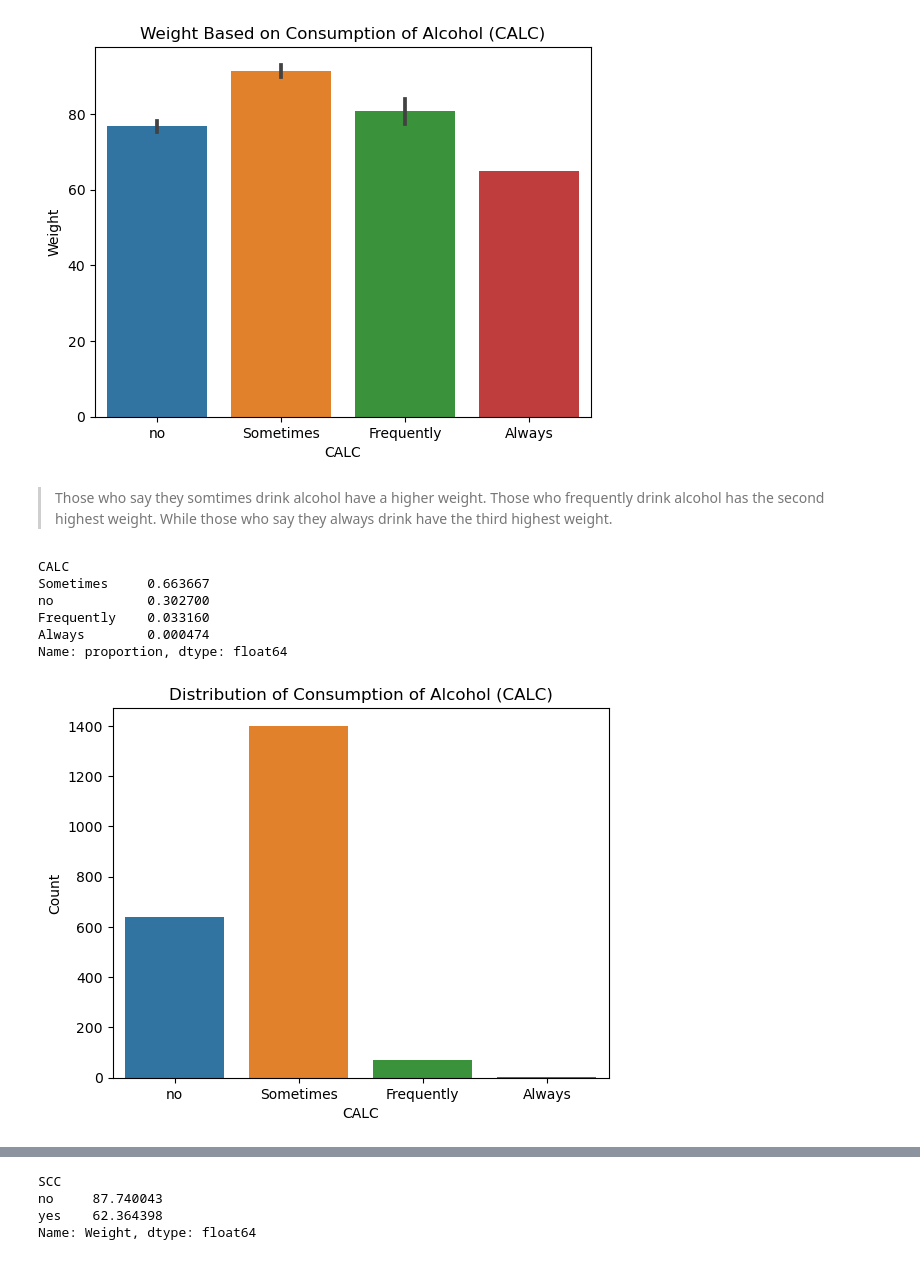
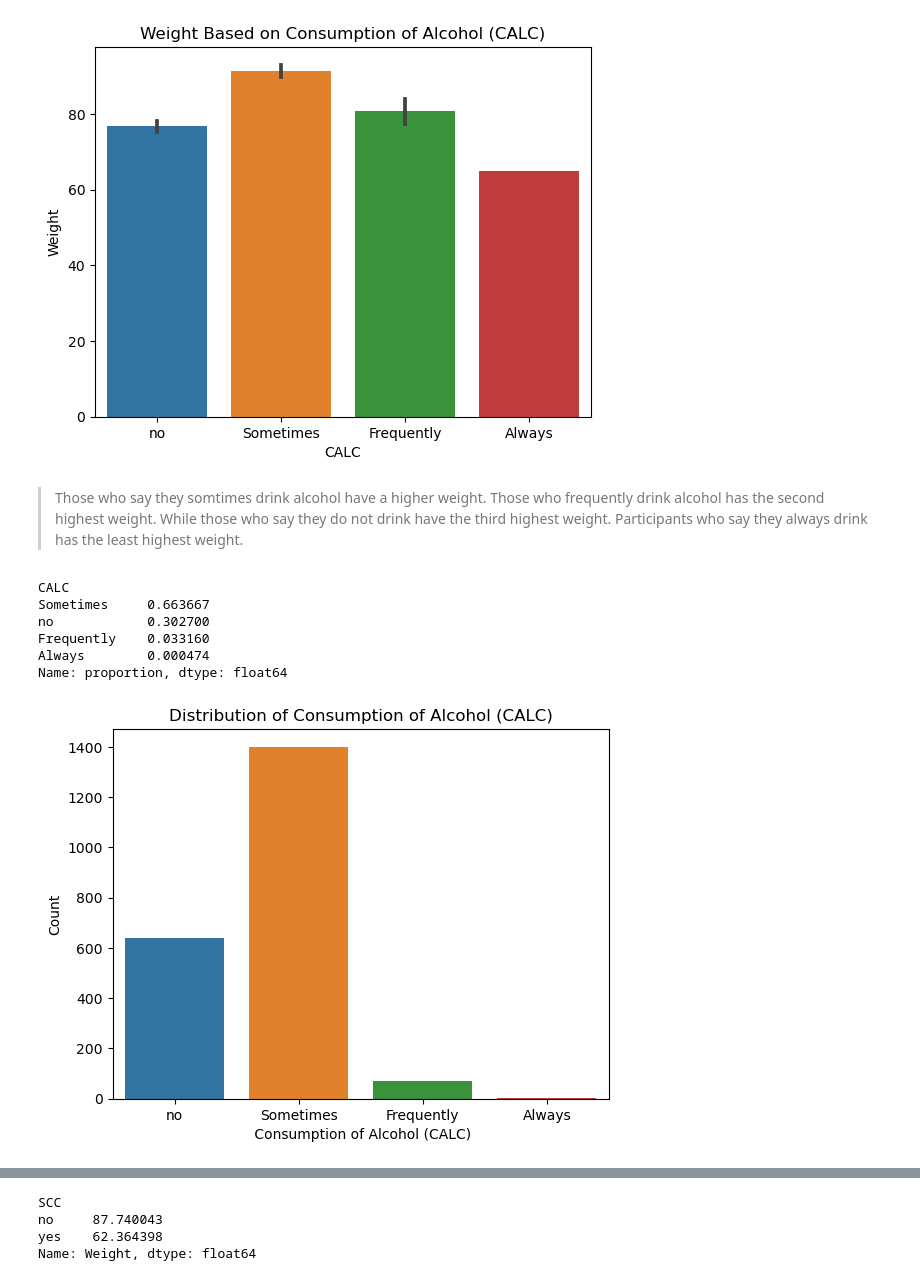
Before and after one commit to alishanstyles/Capstone, a Jupyter notebook: starter-code.ipynb, the cells around one changed output, grey strips where cells are left out. Saved outputs shown, nothing was run; the diff lists cells and outputs as text; code cells hidden in the pictures.

```diff
--- a/starter-code.ipynb
+++ b/starter-code.ipynb
@@ -485,7 +485,7 @@ plt.savefig('barplot4');
 # %% [output]
 [figure]
 # %% [markdown]
-> Those who say they somtimes drink alcohol have a higher weight. Those who frequently drink alcohol has the second highest weight. While those who say they always drink have the third highest weight.
+> Those who say they somtimes drink alcohol have a higher weight. Those who frequently drink alcohol has the second highest weight. While those who say they do not drink have the third highest weight. Participants who say they always drink has the least highest weight.
 # %%
 df['CALC'].value_counts(normalize = True)
 # %% [output]
@@ -498,10 +498,10 @@ Name: proportion, dtype: float64
 # %%
 sns.countplot(data = df,
             x = 'CALC')
 plt.title('Distribution of Consumption of Alcohol (CALC)')
-plt.xlabel('CALC')
+plt.xlabel(' Consumption of Alcohol (CALC)')
 plt.ylabel('Count')
 plt.savefig('countplot8');
 # %% [output]
-[figure, old version]
+[figure, new version]
 # %% [markdown]
```
Also changed, not shown: parts of 4 cells of this notebook, 1 other file.
